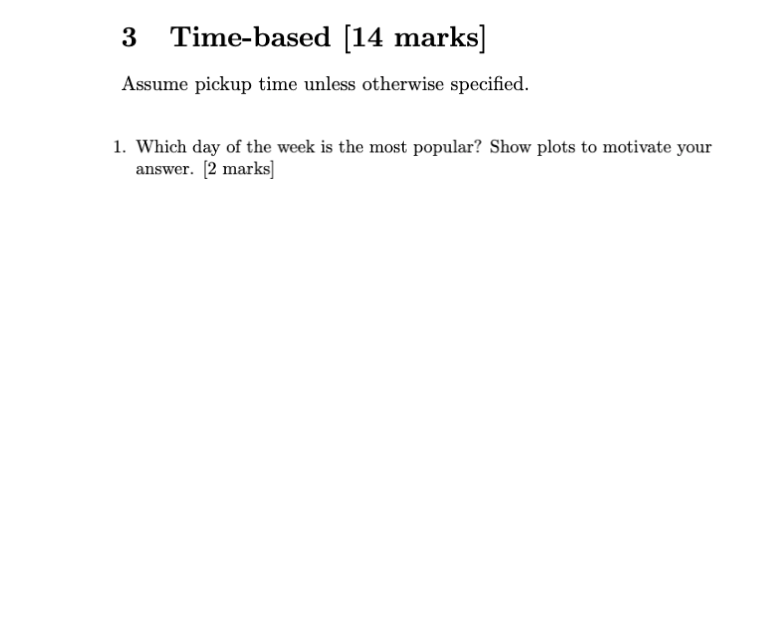
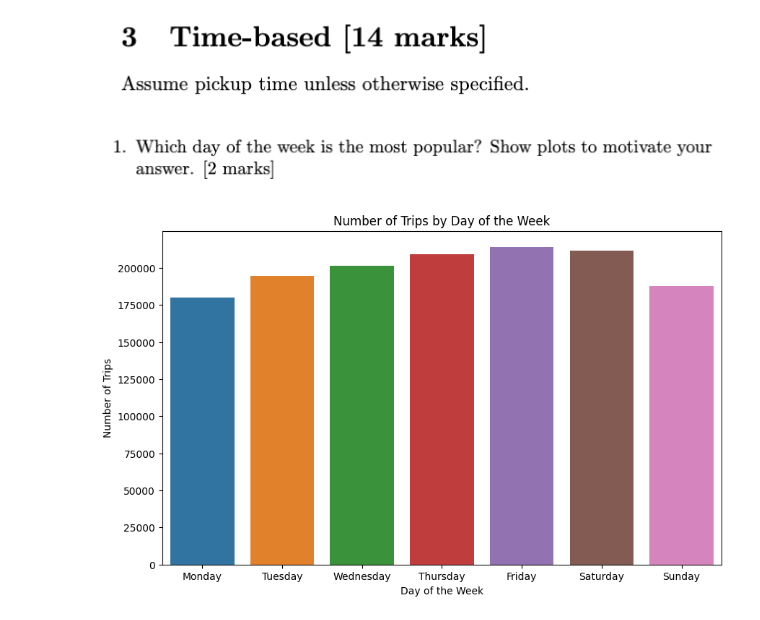
Before and after one commit to Daggy2002/DVE-Assignments, a Jupyter notebook: Assignment2/main.ipynb, the cells around one changed output. Drawn from its saved outputs; the diff is of its cells as text; code cells hidden in the pictures; blank space fills up the shorter version.

```diff
--- a/Assignment2/main.ipynb
+++ b/Assignment2/main.ipynb
@@ -317,0 +316,18 @@ print(df.head())
+# %%
+# Daggy and Muz Job
+# Sayf is a flop    :D
+
+# Which day of the week is the most popular? Show plots to motivate your answer.
+
+# Count the number of trips for each day of the week
+day_counts = df['pickup_day'].value_counts()
+
+# Plot the number of trips for each day of the week
+plt.figure(figsize=(10, 6))
+sns.barplot(x=day_counts.index, y=day_counts.values, order=['Monday', 'Tuesday', 'Wednesday', 'Thursday', 'Friday', 'Saturday', 'Sunday'])
+plt.xlabel('Day of the Week')
+plt.ylabel('Number of Trips')
+plt.title('Number of Trips by Day of the Week')
+plt.show()
+# %% [output]
+[figure, added]
```
Also changed, not shown: parts of 14 cells of this notebook, 1 other file.
